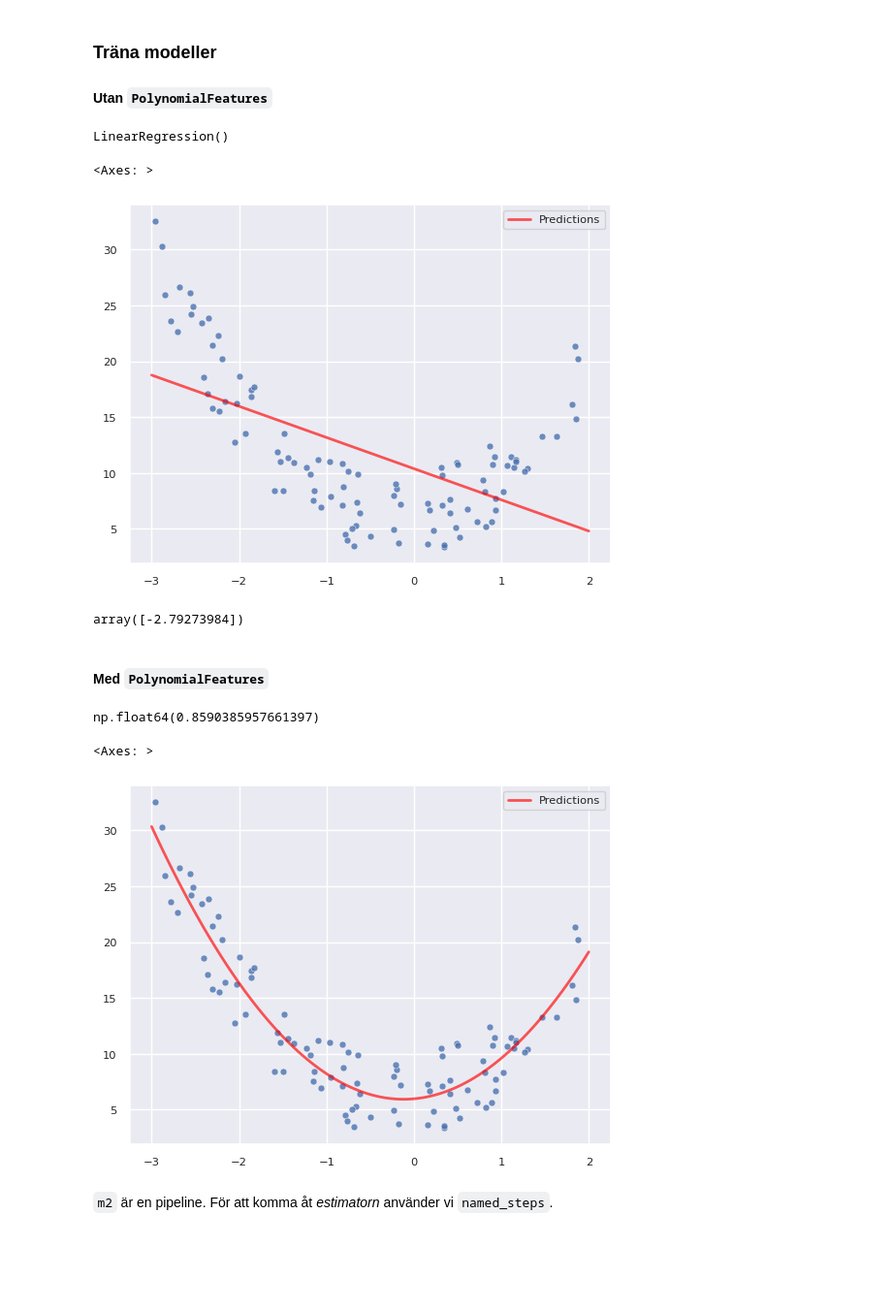
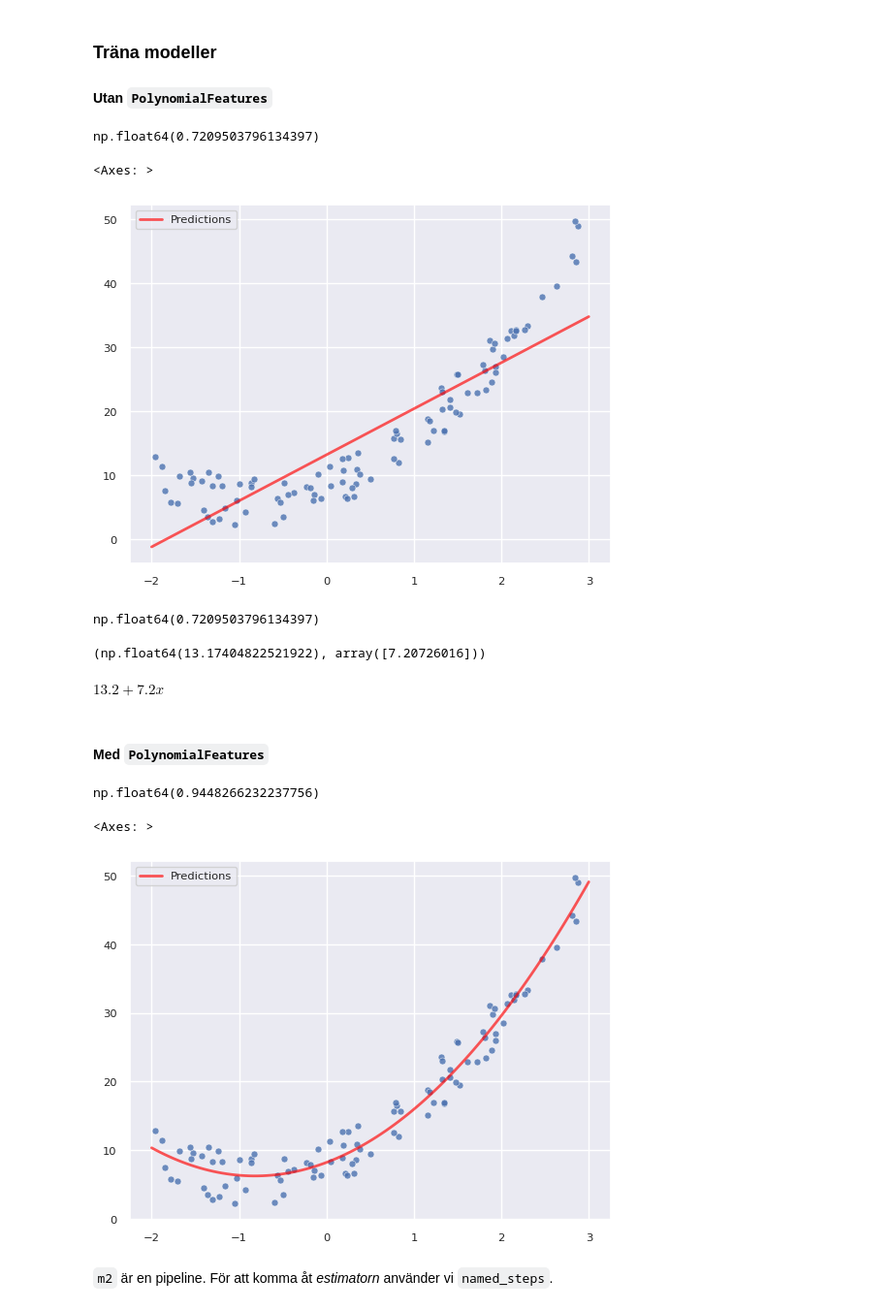
Before and after one commit to AntonioPrgomet/ds24_ml, a Jupyter notebook: l4/polynomial_regression.ipynb, the cells around one changed output. Shown: that part at 97% size. Drawn from its saved outputs; the diff is of its cells as text; code cells hidden in the pictures; blank space fills up the shorter version.

```diff
--- a/l4/polynomial_regression.ipynb
+++ b/l4/polynomial_regression.ipynb
@@ -25,36 +53,43 @@ sns.scatterplot(x=X[:, 0], y=y, alpha=.8, s=25)
 ### Träna modeller
 
 #### Utan `PolynomialFeatures`
-# %%
-m1 = LinearRegression()
-m1.fit(X, y)
-# %% [output]
-LinearRegression()
+# %%
+X_reshaped = X.reshape(-1, 1) # Modellen vill ha en (m, n)-matris
+m1 = LinearRegression()
+m1.fit(X_reshaped, y)
+# %% [output]
+np.float64(0.7209503796134397)
 # %%
-x = np.linspace(-3, 2, m) # Linjär data för att plotta en linje
+x = np.linspace(-2, 3, m) # Linjär data för att plotta en linje
 
-sns.scatterplot(x=X[:, 0], y=y, alpha=.8, s=25)
+sns.scatterplot(x=X, y=y, alpha=.8, s=25)
 sns.lineplot(x=x, y=m1.predict(x.reshape(-1, 1)), c="red", alpha=.65, lw=2, label="Predictions")
 # %% [output]
 <Axes: >
-[figure, old version]
+[figure, new version]
+# %%
+cross_val_score(m1, X_reshaped, y).mean()
+# %% [output]
+np.float64(0.7209503796134397)
 # %%
-m1.coef_
+m1.intercept_, m1.coef_
 # %% [output]
-array([-2.79273984])
+(np.float64(13.17404822521922), array([7.20726016]))
+# %% [markdown]
+$ 13.2 + 7.2x $
 # %% [markdown]
 #### Med `PolynomialFeatures`
 # %%
 m2 = make_pipeline(PolynomialFeatures(degree=2), LinearRegression())
-m2.fit(X, y)
-cross_val_score(m2, X, y).mean()
+m2.fit(X_reshaped, y)
+cross_val_score(m2, X_reshaped, y).mean()
 # %% [output]
-np.float64(0.8590385957661397)
+np.float64(0.9448266232237756)
 # %%
-sns.scatterplot(x=X[:, 0], y=y, alpha=.8, s=25)
+sns.scatterplot(x=X, y=y, alpha=.8, s=25)
 sns.lineplot(x=x, y=m2.predict(x.reshape(-1, 1)), c="red", alpha=.65, lw=2, label="Predictions") # type: ignore
 # %% [output]
 <Axes: >
-[figure, old version]
+[figure, new version]
 # %% [markdown]
 `m2` är en pipeline. För att komma åt *estimatorn* använder vi `named_steps`.
```
Also changed, not shown: parts of 14 cells of this notebook, 4 other files.
